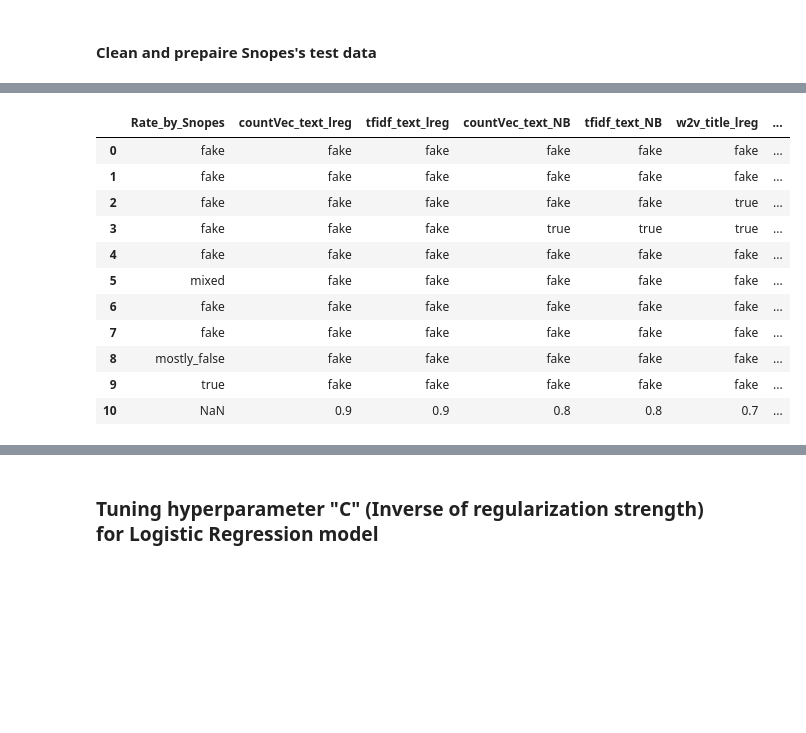
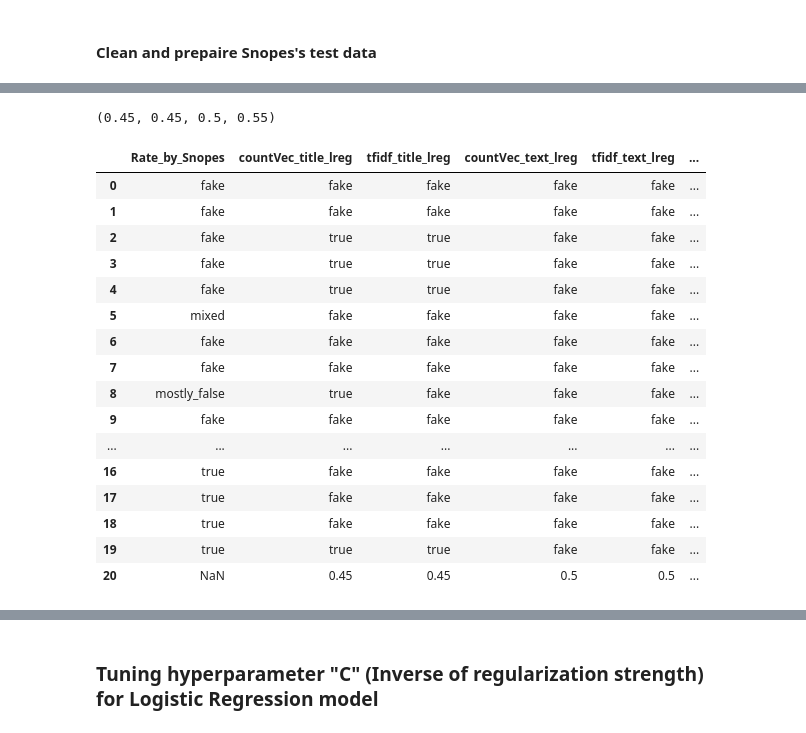
Before and after one commit to mgayalew/SpringBoard, a Jupyter notebook: Capstone project_2/Capstone project_2 modeling and testing.ipynb, the cells around one changed output, grey strips where cells are left out. Drawn from its saved outputs; the diff is of its cells as text; code cells hidden in the pictures; blank space fills up the shorter version.

```diff
--- a/Capstone project_2/Capstone project_2 modeling and testing.ipynb
+++ b/Capstone project_2/Capstone project_2 modeling and testing.ipynb
@@ -189,6 +189,7 @@ nostopword_text= news_clean_text.apply(remove_stopwords).apply(strip_multiple_wh
 Split the text into words by white space. Here, the text are also converted into lowercase and stopwords are removed for the second time after the punctuations were removed.
 # %%
 formated_stopword=[re.sub("\'", "", word)  for word in STOPWORDS] # stopwords are from wordcloud library
+formated_stopword.append("reuters") # remove "reuter" from the data as it is available in almost all true news data
 formated_stopword # remove apostrophe from stopwords to match with stopwords in the text after punctuations removed
 def tokenize_without_stopwords(data): # remove stopword, make lower case , split the text a
     tokens=[]
@@ -857,10 +999,17 @@ def testing(x_train,y_train,snp_test, model):
 # %%
 # predict the news based on the text training data using logistic regression and naive bayes
-# the first value is containes list of predicted labels and the secode is the accuracy
-pred1, acc1= testing(cv_trn_txt,y_train_txt,cv_snp_txt,LogisticRegression(C=0.8, max_iter=200)) # prediction based on text
-pred2, acc2= testing(cv_trn_tfidf_txt,y_train_txt,cv_snp_tfidf_ttx,LogisticRegression(C=0.8, max_iter=200))
-pred3, acc3= testing(cv_trn_txt,y_train_txt,cv_snp_txt,MultinomialNB(alpha=0.001)) # prediction based on title
-pred4, acc4= testing(cv_trn_tfidf_txt,y_train_txt,cv_snp_tfidf_ttx,MultinomialNB(alpha=0.001))
+# the first value is containes list of predicted labels and the second is the accuracy
+pred1_txt, acc1_txt_lreg= testing(cv_trn_txt,y_train_txt,cv_snp_txt,LogisticRegression(C=0.8, max_iter=200)) # prediction based on text
+pred2_txt_tfidf, acc2_txt_tfidf_lreg= testing(cv_trn_tfidf_txt,y_train_txt,cv_snp_tfidf_ttx,LogisticRegression(C=0.8, max_iter=200))
+pred3_txt_nb, acc3_txt_nb= testing(cv_trn_txt,y_train_txt,cv_snp_txt,MultinomialNB(alpha=0.001)) # prediction based on title
+pred4_tfidf_txt_nb, acc4_txt_tfidf_nb= testing(cv_trn_tfidf_txt,y_train_txt,cv_snp_tfidf_ttx,MultinomialNB(alpha=0.001))
+# %%
+# predict the news based on the title of training data using logistic regression and naive bayes
+# the first value containes list of predicted labels and the seconde is the accuracy
+p1_ttl, a1_ttl_lreg= testing(cv_trn_ttl,y_train_ttl,cv_snp_ttl,LogisticRegression(C=0.8, max_iter=200)) # prediction based on text
+p2_ttl_tfidf, a2_ttl_tfidf_lreg= testing(cv_trn_tfidf_ttl,y_train_ttl,cv_snp_tfidf_ttl,LogisticRegression(C=0.8, max_iter=200))
+p3_ttl_nb, a3_ttl_nb= testing(cv_trn_ttl,y_train_ttl,cv_snp_ttl,MultinomialNB(alpha=0.001)) # prediction based on title
+p4_tfidf_ttl_nb, a4_ttl_tfidf_nb= testing(cv_trn_tfidf_ttl,y_train_ttl,cv_snp_tfidf_ttl,MultinomialNB(alpha=0.001))
 # %%
 #prediction based on word embeding using the title of training data
 p_w2v_ttl= lreg_model_ttl.predict(w2v_test) # using word2vec features using  title
@@ -882,29 +1033,42 @@ print(acc_snp_txt)
+# %%
+pred1_txt, pred2_txt_tfidf, pred3_txt_nb, pred4_tfidf_txt_nb
+acc1_txt_lreg, acc2_txt_tfidf_lreg, acc3_txt_nb,acc4_txt_tfidf_nb
+p1_ttl, p2_ttl_tfidf, p3_ttl_nb, p4_tfidf_ttl_nb
+a1_ttl_lreg, a2_ttl_tfidf_lreg, a3_ttl_nb, a4_ttl_tfidf_nb
+# %% [output]
+(0.45, 0.45, 0.5, 0.55)
 # %%
 #pack all the predictions  together
-pred_labeles=[[a,b,c, d,e, f] for a,b,c, d,e,f in zip(pred1,pred2,pred3,pred4, p_w2v_ttl, p_w2v_txt)]
+pred_labeles=[[a,b,c, d,e, f,g,h,i,j] for a,b,c, d,e,f,g,h,i,j in zip(p1_ttl, p2_ttl_tfidf, pred1_txt, pred2_txt_tfidf,\
+                         p3_ttl_nb, p4_tfidf_ttl_nb, pred3_txt_nb, pred4_tfidf_txt_nb,p_w2v_ttl, p_w2v_txt)]
 
-#bring all the accuraries together
-pred_accuracy= [acc1, acc2, acc3, acc4, acc_snp_ttl, acc_snp_txt]
+#bring all the accuracies together
+pred_accuracy= [a1_ttl_lreg, a2_ttl_tfidf_lreg,acc1_txt_lreg, acc2_txt_tfidf_lreg,a3_ttl_nb, a4_ttl_tfidf_nb,acc3_txt_nb,acc4_txt_tfidf_nb, acc_snp_ttl, acc_snp_txt]
 
 pred_labeles.append(pred_accuracy) # append the accuracy at the end
 
-snp_summary= pd.DataFrame(pred_labeles, columns=["countVec_text_lreg","tfidf_text_lreg","countVec_text_NB", "tfidf_text_NB", "w2v_title_lreg","w2v_text_lreg" ])
+snp_summary= pd.DataFrame(pred_labeles, columns=["countVec_title_lreg","tfidf_title_lreg","countVec_text_lreg","tfidf_text_lreg","countVec_title_NB", "tfidf_title_NB","countVec_text_NB", "tfidf_text_NB", "w2v_title_lreg","w2v_text_lreg" ])
 
 #concatnate the actual labeling by Snopses with the predicted labeling
 snp_summary= pd.concat((pd.Series(label_actual, name="Rate_by_Snopes"),snp_summary), axis=1)
 
-snp_summary.to_csv("snp_prediction_summary2.csv") # save the result
+snp_summary.to_csv("snp_prediction_summary3.csv") # save the result
 snp_summary
 # %% [output]
-|  | Rate_by_Snopes | countVec_text_lreg | tfidf_text_lreg | countVec_text_NB | tfidf_text_NB | w2v_title_lreg | ... |
-| 0 | fake | fake | fake | fake | fake | fake | ... |
-| 1 | fake | fake | fake | fake | fake | fake | ... |
-| 2 | fake | fake | fake | fake | fake | true | ... |
-| 3 | fake | fake | fake | true | true | true | ... |
-| 4 | fake | fake | fake | fake | fake | fake | ... |
-| 5 | mixed | fake | fake | fake | fake | fake | ... |
-| 6 | fake | fake | fake | fake | fake | fake | ... |
-| 7 | fake | fake | fake | fake | fake | fake | ... |
-| 8 | mostly_false | fake | fake | fake | fake | fake | ... |
-| 9 | true | fake | fake | fake | fake | fake | ... |
-| 10 | NaN | 0.9 | 0.9 | 0.8 | 0.8 | 0.7 | ... |
+|  | Rate_by_Snopes | countVec_title_lreg | tfidf_title_lreg | countVec_text_lreg | tfidf_text_lreg | ... |
+| 0 | fake | fake | fake | fake | fake | ... |
+| 1 | fake | fake | fake | fake | fake | ... |
+| 2 | fake | true | true | fake | fake | ... |
+| 3 | fake | true | true | fake | fake | ... |
+| 4 | fake | true | true | fake | fake | ... |
+| 5 | mixed | fake | fake | fake | fake | ... |
+| 6 | fake | fake | fake | fake | fake | ... |
+| 7 | fake | fake | fake | fake | fake | ... |
+| 8 | mostly_false | true | fake | fake | fake | ... |
+| 9 | fake | fake | fake | fake | fake | ... |
+| ... | ... | ... | ... | ... | ... | ... |
+| 16 | true | fake | fake | fake | fake | ... |
+| 17 | true | fake | fake | fake | fake | ... |
+| 18 | true | fake | fake | fake | fake | ... |
+| 19 | true | true | true | fake | fake | ... |
+| 20 | NaN | 0.45 | 0.45 | 0.5 | 0.5 | ... |
```
Also changed, not shown: parts of 48 cells of this notebook.
